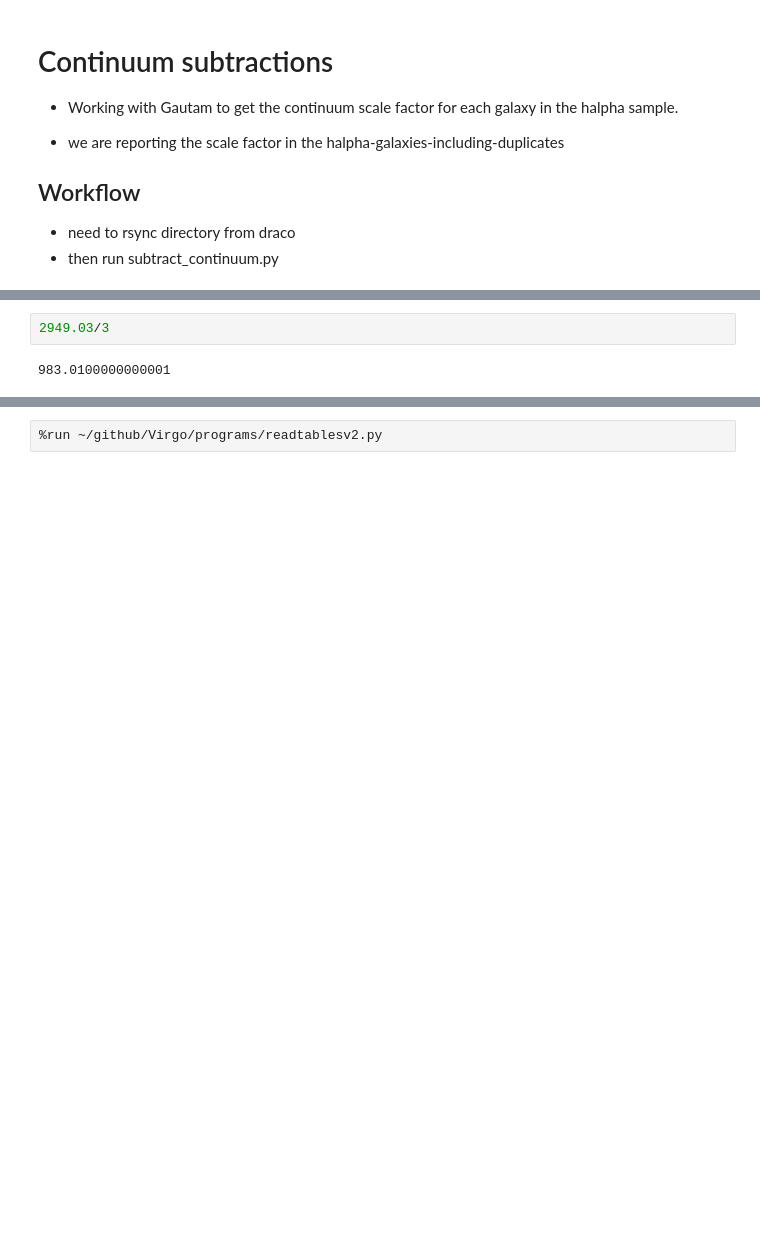
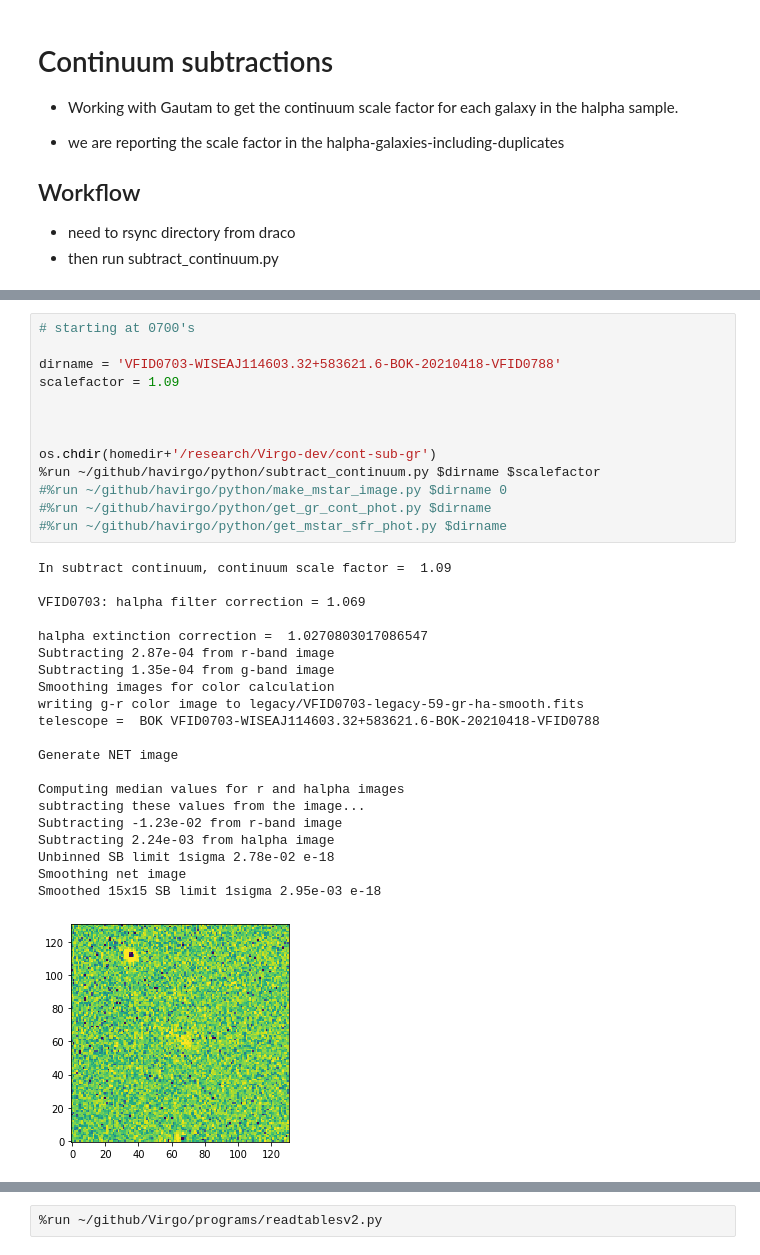
Before and after one commit to rfinn/havirgo, a Jupyter notebook: notebooks/RF_get_continuum_scale_halpha.ipynb, the cells around one changed output, grey strips where cells are left out. Cells and saved outputs as stored; diff of their text form; blank space fills up the shorter version.

```diff
--- a/notebooks/RF_get_continuum_scale_halpha.ipynb
+++ b/notebooks/RF_get_continuum_scale_halpha.ipynb
@@ -81,4 +132,35 @@ Smoothed 15x15 SB limit 1sigma 2.53e-02 e-18
-# %%
-2949.03/3
-# %% [output]
-983.0100000000001
+# %%
+# starting at 0700's
+
+dirname = 'VFID0703-WISEAJ114603.32+583621.6-BOK-20210418-VFID0788'
+scalefactor = 1.09
+
+
+
+os.chdir(homedir+'/research/Virgo-dev/cont-sub-gr')
+%run ~/github/havirgo/python/subtract_continuum.py $dirname $scalefactor
+#%run ~/github/havirgo/python/make_mstar_image.py $dirname 0
+#%run ~/github/havirgo/python/get_gr_cont_phot.py $dirname
+#%run ~/github/havirgo/python/get_mstar_sfr_phot.py $dirname
+# %% [output]
+In subtract continuum, continuum scale factor =  1.09
+
+VFID0703: halpha filter correction = 1.069
+
+halpha extinction correction =  1.0270803017086547
+Subtracting 2.87e-04 from r-band image
+Subtracting 1.35e-04 from g-band image
+Smoothing images for color calculation
+writing g-r color image to legacy/VFID0703-legacy-59-gr-ha-smooth.fits
+telescope =  BOK VFID0703-WISEAJ114603.32+583621.6-BOK-20210418-VFID0788
+
+Generate NET image
+
+Computing median values for r and halpha images
+subtracting these values from the image...
+Subtracting -1.23e-02 from r-band image
+Subtracting 2.24e-03 from halpha image
+Unbinned SB limit 1sigma 2.78e-02 e-18
+Smoothing net image
+Smoothed 15x15 SB limit 1sigma 2.95e-03 e-18
+[figure, added]
```
Also changed, not shown: parts of 8 cells of this notebook, 4 other files.
